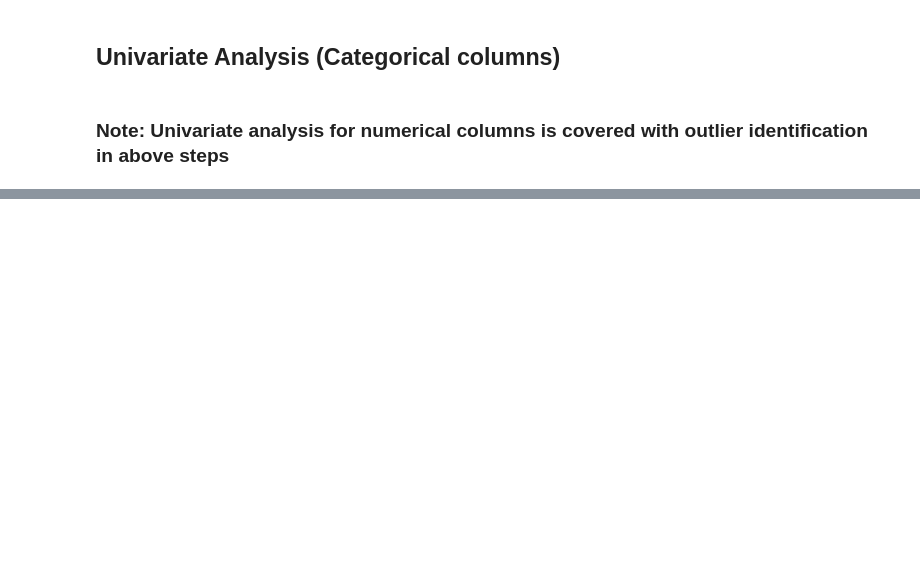
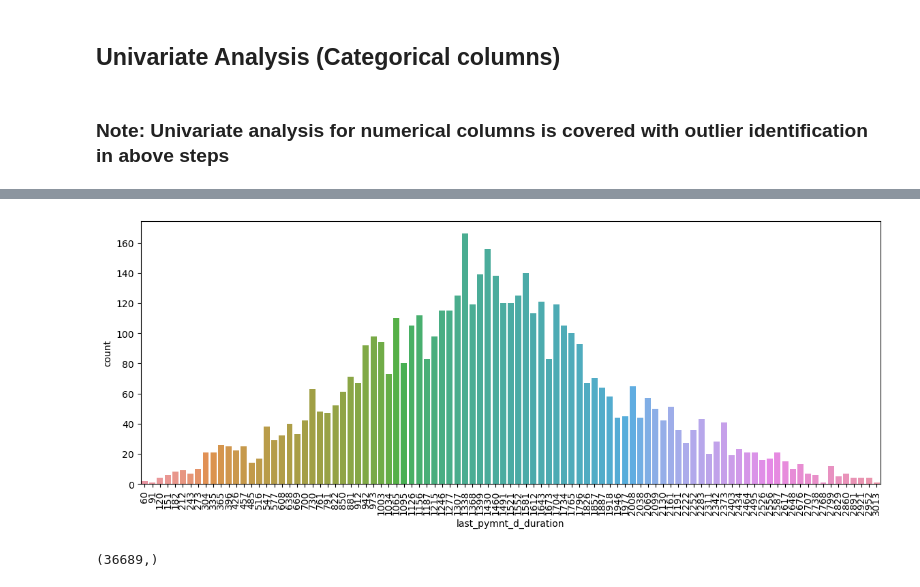
Before and after one commit to asthaa29/lendingcasestudy, a Jupyter notebook: Group_Facilitator_Astha.ipynb, the cells around one changed output, grey strips where cells are left out. Cells and saved outputs as stored; diff of their text form; code cells hidden in the pictures; blank space fills up the shorter version.

```diff
--- a/Group_Facilitator_Astha.ipynb
+++ b/Group_Facilitator_Astha.ipynb
@@ -753,0 +798,14 @@ Observation: Loan Amount upto 98% of requested amount is approved for most of th
+# %%
+plt.figure(figsize=(14,5))
+plt.xticks(rotation=90)
+sns.countplot(x='last_pymnt_d_duration', data=loanDf[loanDf['loan_status']=='Charged Off'])
+plt.show()
+# %% [output]
+[figure, added]
+# %%
+
+sns.countplot(x='total_rec_late_fee', data=loanDf[loanDf['loan_status']=='Charged Off'])
+plt.ylim(0,30)
+plt.show()
+# %% [output]
+(36689,)
```
Also changed, not shown: parts of 24 cells of this notebook.
